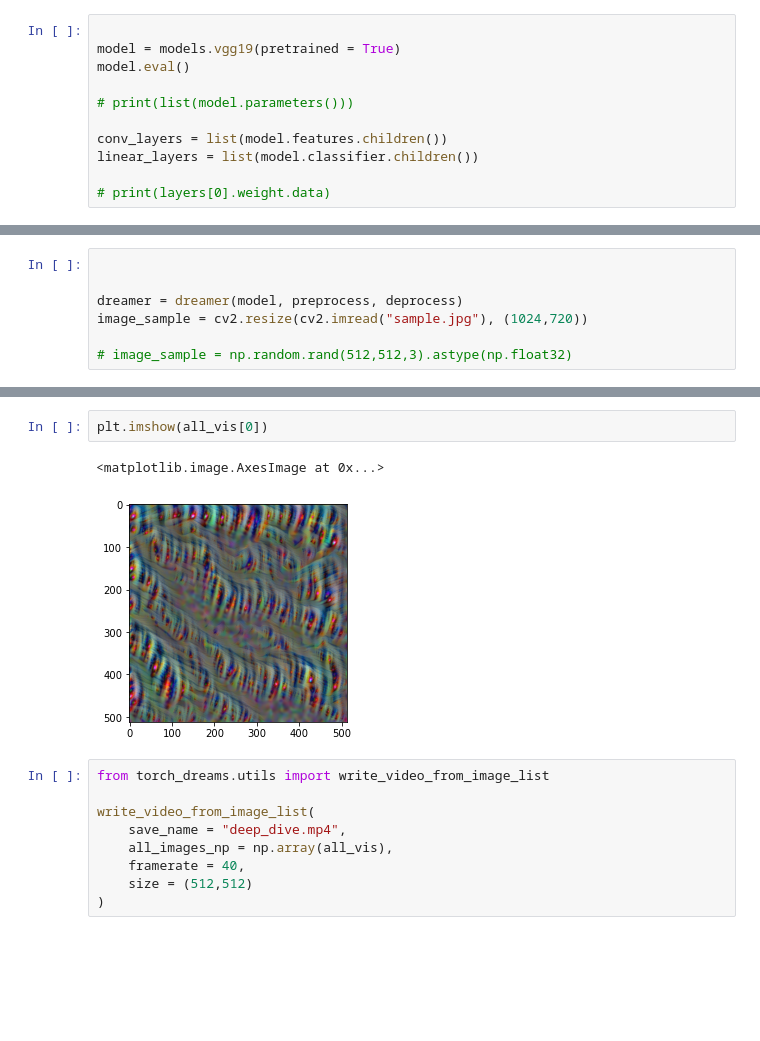
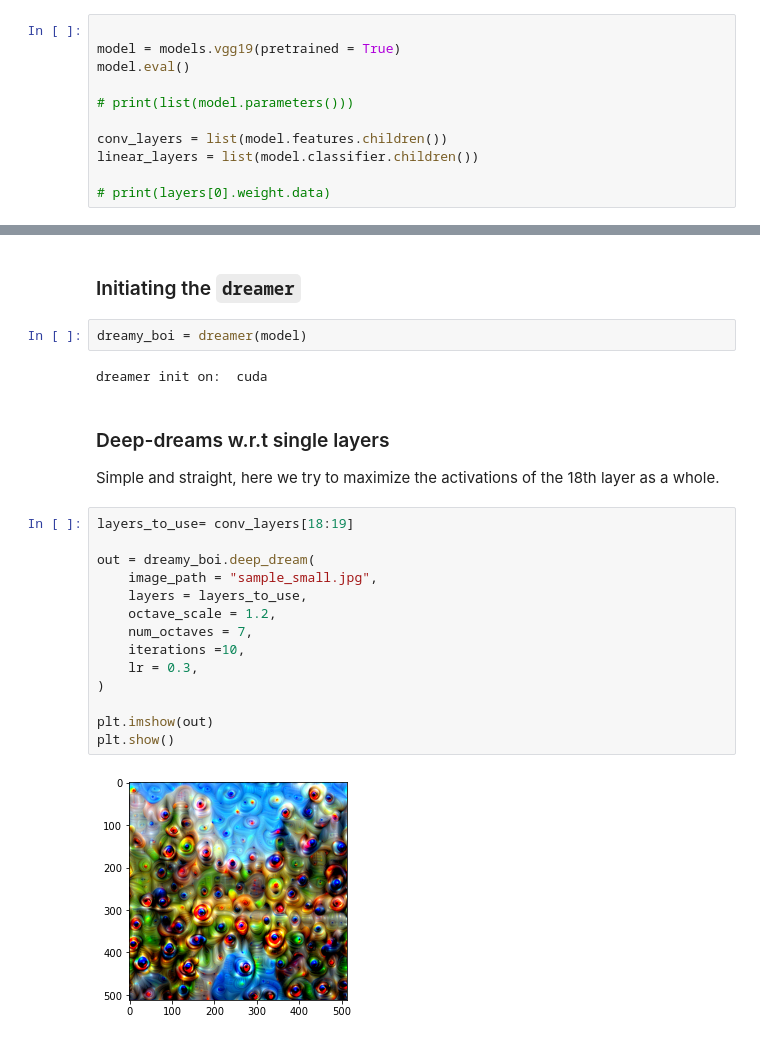
Before and after one commit to Mayukhdeb/torch-dreams, a Jupyter notebook: lucid_playground.ipynb, the cells around one changed output, grey strips where cells are left out. Cells and saved outputs as stored; diff of their text form; blank space fills up the shorter version.

Commit message:
torch_dreams: utilize custom_func

```diff
--- a/lucid_playground.ipynb
+++ b/lucid_playground.ipynb
@@ -53,7 +36,0 @@ deprocess = None
-# %%
-
-
-dreamer = dreamer(model, preprocess, deprocess)
-image_sample = cv2.resize(cv2.imread("sample.jpg"), (1024,720))
-
-# image_sample = np.random.rand(512,512,3).astype(np.float32)
@@ -294,14 +37,25 @@ for c in range(len(channels)-1):
-# %%
-plt.imshow(all_vis[0])
-# %% [output]
-<matplotlib.image.AxesImage at 0x...>
-[figure, removed]
-# %%
-from torch_dreams.utils import write_video_from_image_list
-
-write_video_from_image_list(
-    save_name = "deep_dive.mp4",
-    all_images_np = np.array(all_vis),
-    framerate = 40,
-    size = (512,512)
-)
+# %% [markdown]
+### Initiating the `dreamer`
+# %%
+dreamy_boi = dreamer(model)
+# %% [output]
+dreamer init on:  cuda
+# %% [markdown]
+### Deep-dreams w.r.t single layers
+Simple and straight, here we try to maximize the activations of the 18th layer as a whole.
+# %%
+layers_to_use= conv_layers[18:19]
+
+out = dreamy_boi.deep_dream(
+    image_path = "sample_small.jpg",
+    layers = layers_to_use,
+    octave_scale = 1.2,
+    num_octaves = 7,
+    iterations =10,
+    lr = 0.3,
+)
+
+plt.imshow(out)
+plt.show()
+# %% [output]
+[figure, added]
```
Also changed, not shown: parts of 43 cells of this notebook, 1 other file.
